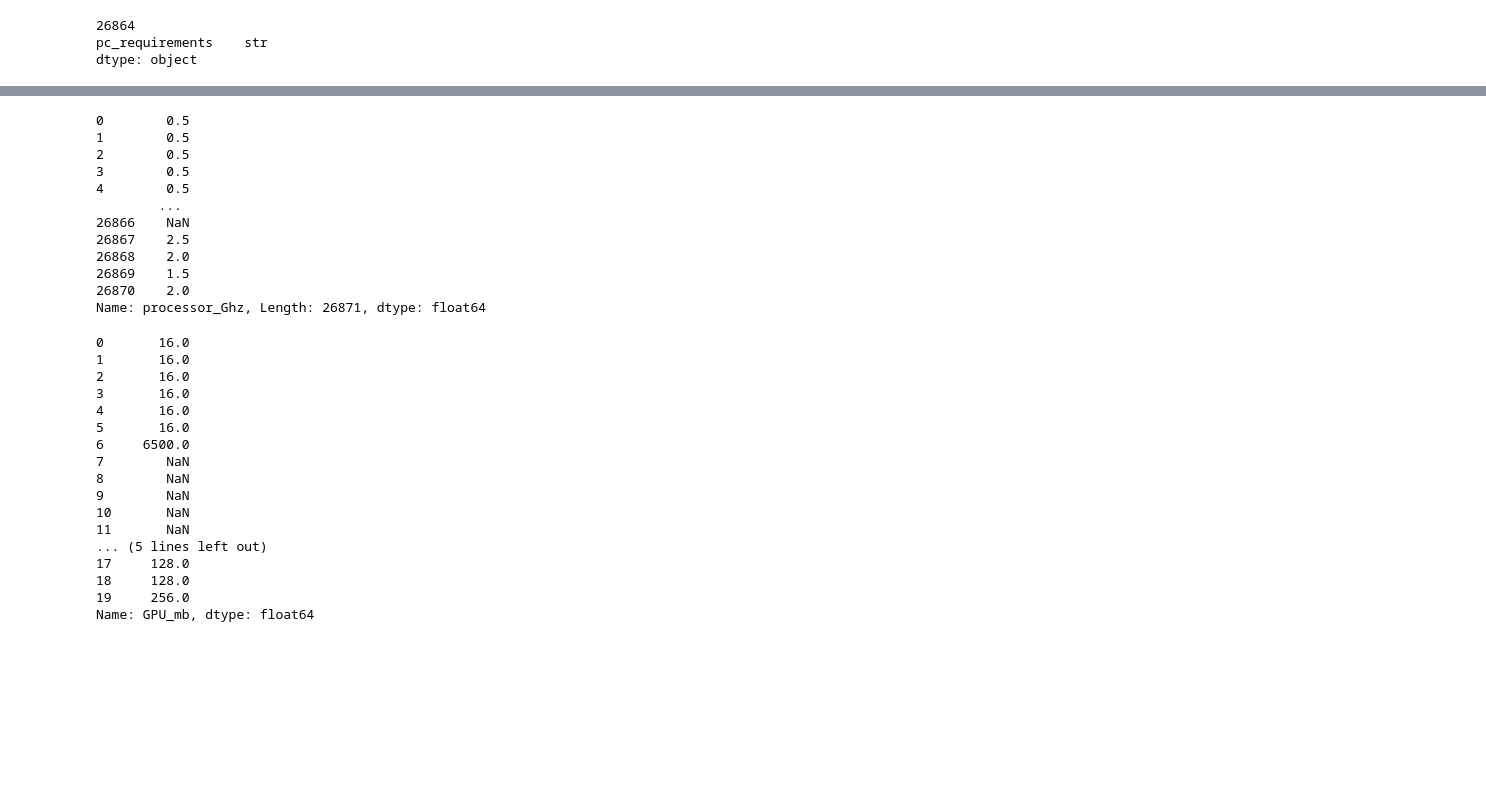
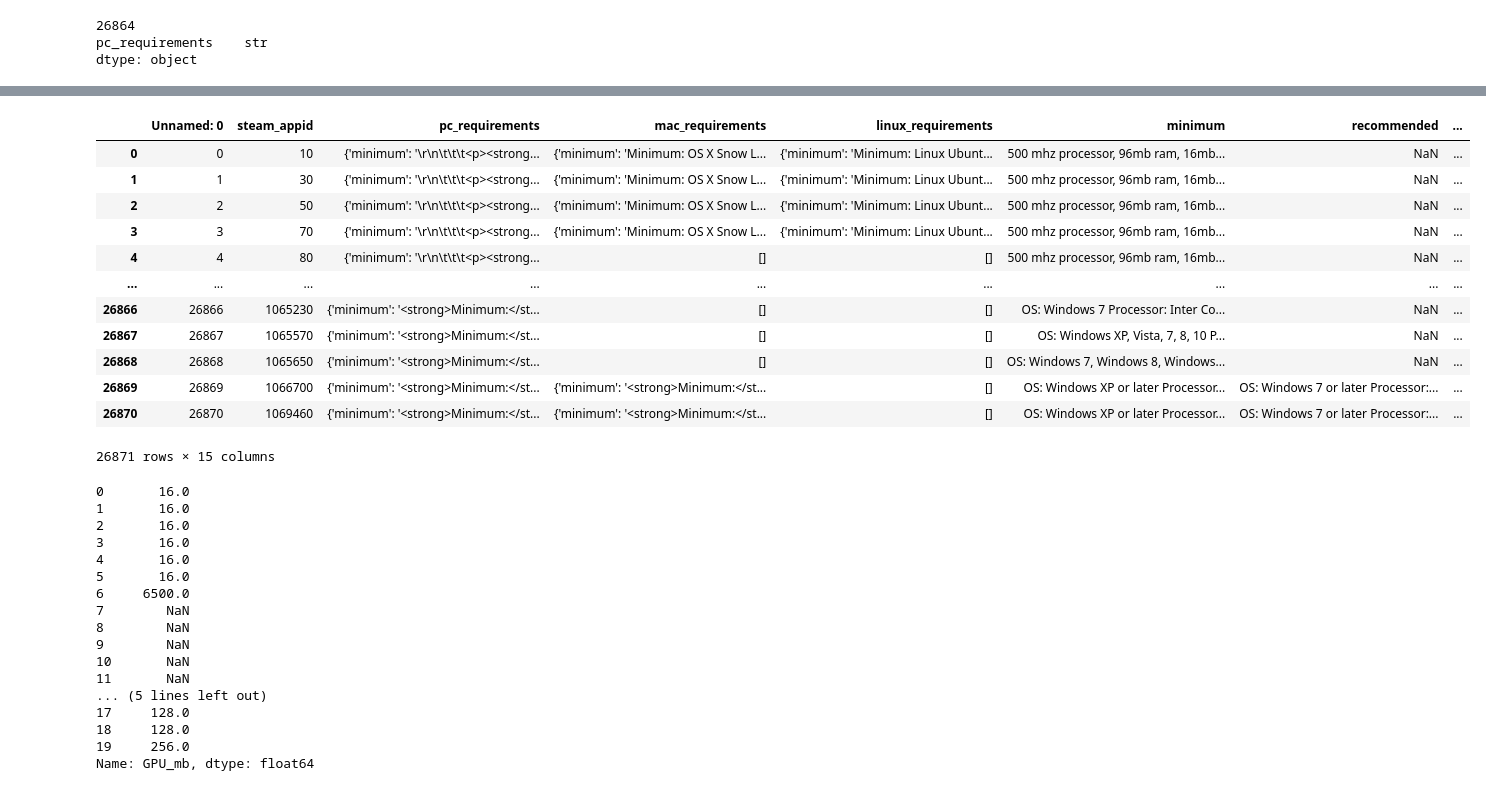
Before and after one commit to LuminousFirefly/game_success_prediction, a Jupyter notebook: cleaning.ipynb, the cells around one changed output, grey strips where cells are left out. Drawn from its saved outputs; the diff is of its cells as text; code cells hidden in the pictures; blank space fills up the shorter version.

```diff
--- a/cleaning.ipynb
+++ b/cleaning.ipynb
@@ -18,7 +19,7 @@ import bs4
 from matplotlib import colors
 from matplotlib.ticker import PercentFormatter
 # %%
-df = pd.read_csv("steam_all_rev.csv", low_memory=False)
+df = pd.read_csv("steam_all_data.csv", low_memory=False)
 #print(df.head())
 # %%
 import datetime
@@ -147,33 +137,0 @@ min_df
-# %%
-#Parse pc-requirements
-
-import ast
-import re
-from bs4 import BeautifulSoup
-
-def parse_pc_requirements(pc_req_str: str) -> str:
-    if pd.isna(pc_req_str) or not isinstance(pc_req_str, str):
-        return "NA"
-    try:
-        parsed = ast.literal_eval(pc_req_str)
-    except (ValueError, SyntaxError):
-        parsed = {"minimum": pc_req_str}
-
-    # Prefer 'minimum'; fall back to 'recommended'
-    section = parsed.get("minimum") or parsed.get("recommended", "")
-
-    # Strip HTML tags
-    text = BeautifulSoup(section, "html.parser").get_text(" ")
-
-    # When the minimum value already contains both "Minimum:" and
-    # "Recommended:" labels (common in older Steam entries), slice off
-    # everything from the "Recommended:" label onward.
-    # We match "Recommended:" as a label (preceded by whitespace or start-of-string)
-    # to avoid cutting on mid-sentence uses like "(3.0 GHz recommended)".
-    min_match = re.search(r"\bminimum\b", text, re.IGNORECASE)
-    rec_match = re.search(r"(?:^|\s)recommended\s*:", text, re.IGNORECASE)
-    if min_match and rec_match and rec_match.start() > min_match.start():
-        text = text[: rec_match.start()]
-    return text
-
-min['cleaned'] = min['pc_requirements'].apply(parse_pc_requirements)
@@ -339,19 +138,2 @@ def extract_storage_mb(text: str) -> int | None:
-# %%
-min['processor_Ghz']= min['processor_Ghz'].apply(clean_cpu_ghz)
-min['RAM_mb']= min['cleaned'].apply(extract_ram_mb)
-min['GPU_mb']= min['cleaned'].apply(extract_gpu_mb)
-min['internet_required'] = min['cleaned'].apply(extract_internet)
-min['storage_mb'] = min['cleaned'].apply(extract_storage_mb)
-# %% [output]
-0        0.5
-1        0.5
-2        0.5
-3        0.5
-4        0.5
-        ...
-26866    NaN
-26867    2.5
-26868    2.0
-26869    1.5
-26870    2.0
-Name: processor_Ghz, Length: 26871, dtype: float64
+# %%
+tech_df = pd.read_csv('tech_spec.csv')
@@ -357,0 +306,16 @@ Name: processor_Ghz, Length: 26871, dtype: float64
+# %%
+tech_df
+# %% [output]
+|  | Unnamed: 0 | steam_appid | pc_requirements | mac_requirements | linux_requirements | minimum | recommended | ... |
+| 0 | 0 | 10 | {'minimum': '\r\n\t\t\t<p><strong... | {'minimum': 'Minimum: OS X Snow L... | {'minimum': 'Minimum: Linux Ubunt... | 500 mhz processor, 96mb ram, 16mb... | NaN | ... |
+| 1 | 1 | 30 | {'minimum': '\r\n\t\t\t<p><strong... | {'minimum': 'Minimum: OS X Snow L... | {'minimum': 'Minimum: Linux Ubunt... | 500 mhz processor, 96mb ram, 16mb... | NaN | ... |
+| 2 | 2 | 50 | {'minimum': '\r\n\t\t\t<p><strong... | {'minimum': 'Minimum: OS X Snow L... | {'minimum': 'Minimum: Linux Ubunt... | 500 mhz processor, 96mb ram, 16mb... | NaN | ... |
+| 3 | 3 | 70 | {'minimum': '\r\n\t\t\t<p><strong... | {'minimum': 'Minimum: OS X Snow L... | {'minimum': 'Minimum: Linux Ubunt... | 500 mhz processor, 96mb ram, 16mb... | NaN | ... |
+| 4 | 4 | 80 | {'minimum': '\r\n\t\t\t<p><strong... | [] | [] | 500 mhz processor, 96mb ram, 16mb... | NaN | ... |
+| ... | ... | ... | ... | ... | ... | ... | ... | ... |
+| 26866 | 26866 | 1065230 | {'minimum': '<strong>Minimum:</st... | [] | [] | OS: Windows 7 Processor: Inter Co... | NaN | ... |
+| 26867 | 26867 | 1065570 | {'minimum': '<strong>Minimum:</st... | [] | [] | OS: Windows XP, Vista, 7, 8, 10 P... | NaN | ... |
+| 26868 | 26868 | 1065650 | {'minimum': '<strong>Minimum:</st... | [] | [] | OS: Windows 7, Windows 8, Windows... | NaN | ... |
+| 26869 | 26869 | 1066700 | {'minimum': '<strong>Minimum:</st... | {'minimum': '<strong>Minimum:</st... | [] | OS: Windows XP or later Processor... | OS: Windows 7 or later Processor:... | ... |
+| 26870 | 26870 | 1069460 | {'minimum': '<strong>Minimum:</st... | {'minimum': '<strong>Minimum:</st... | [] | OS: Windows XP or later Processor... | OS: Windows 7 or later Processor:... | ... |
+26871 rows × 15 columns
```
Also changed, not shown: parts of 11 cells of this notebook, 2 other files.
